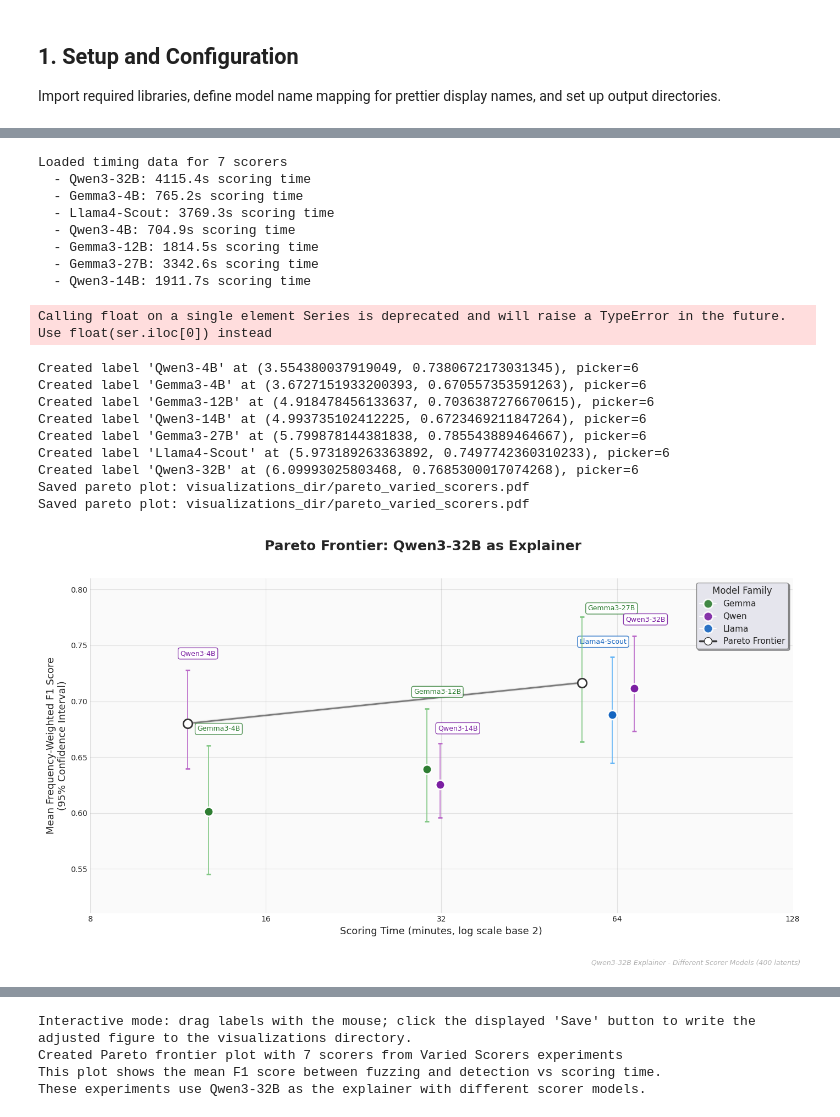
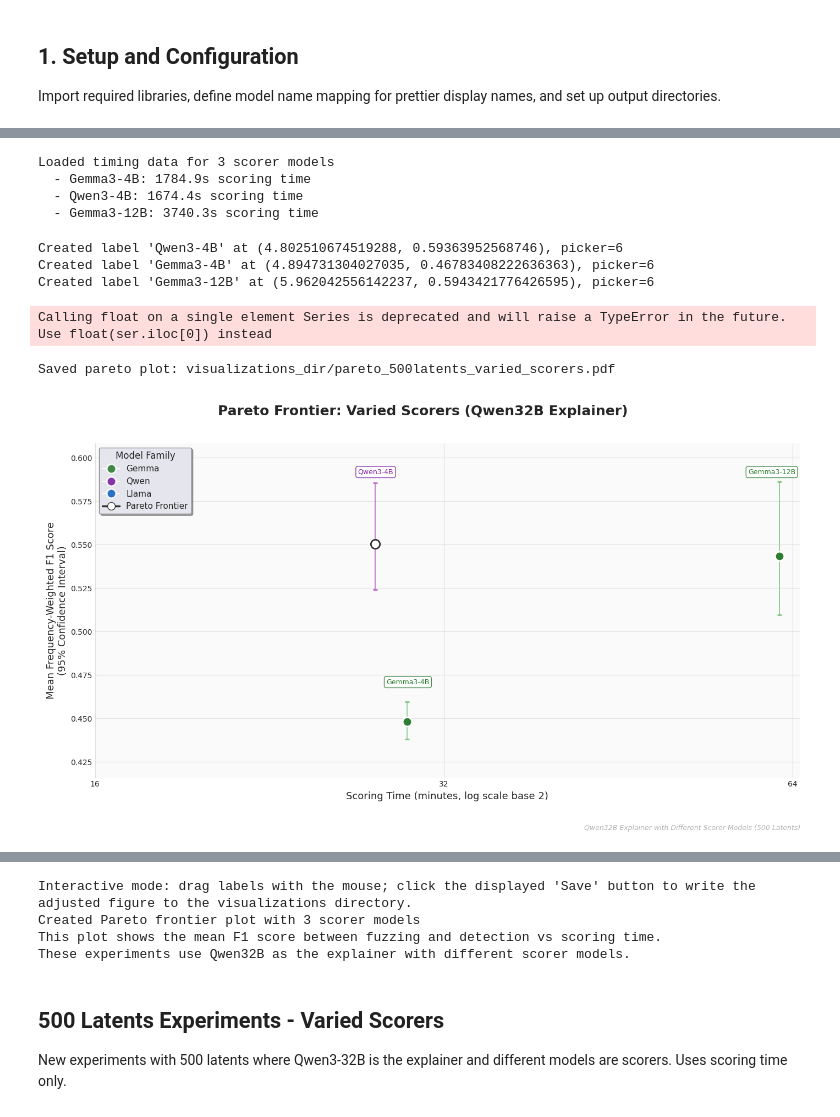
Before and after one commit to Jazhyc/delphi-explanations, a Jupyter notebook: scripts/explainer_model_analysis.ipynb, the cells around one changed output, grey strips where cells are left out. Saved outputs shown, nothing was run; the diff lists cells and outputs as text; code cells hidden in the pictures.

```diff
--- a/scripts/explainer_model_analysis.ipynb
+++ b/scripts/explainer_model_analysis.ipynb
@@ -1157,16 +824,16 @@ Loaded 9 models from 400latents experiments:
 # %%
-# Compute error bars for 400latents data
-print("\nComputing error bars for 400latents data...")
-error_bar_tables_400 = {}
+# Compute error bars for varied explainers data
+print("\nComputing error bars for varied explainers data...")
+error_bar_tables_ve = {}
 
-all_score_types_400 = set()
-for data in model_results_400.values():
-    all_score_types_400.update(list(data['processed_df']['score_type'].unique()))
-all_score_types_400 = sorted(list(all_score_types_400))
+all_score_types_ve = set()
+for data in model_results_ve.values():
+    all_score_types_ve.update(list(data['processed_df']['score_type'].unique()))
+all_score_types_ve = sorted(list(all_score_types_ve))
 
-for st in all_score_types_400:
+for st in all_score_types_ve:
     print(f"Computing error bars for score type: {st} (bootstrap={ENABLE_BOOTSTRAP})")
-    error_bar_tables_400[st] = compute_error_bars(model_results_400, st, enable_bootstrap=ENABLE_BOOTSTRAP, n_boot=BOOTSTRAP_SAMPLES, confidence=CONFIDENCE_LEVEL)
+    error_bar_tables_ve[st] = compute_error_bars(model_results_ve, st, enable_bootstrap=ENABLE_BOOTSTRAP, n_boot=BOOTSTRAP_SAMPLES, confidence=CONFIDENCE_LEVEL)
 
-print("Error bars computed for 400latents data")
+print("Error bars computed for varied explainers data")
 # %% [output]
@@ -1406,6 +981,6 @@ Error bars computed for Varied Scorers data
 # %%
-# Load timing data from timing.json for Varied Scorers (scoring time only)
-experiments_base_vs = results_dir / "pythiaST" / "Varied Scorers"
+# Load timing data from timing.json for varied scorers (use scoring_time_seconds)
+experiments_base_vs = results_dir / "pythiaST" / "500 Latents Varied Scorers"
 timing_map_vs = {}
 
 for exp_dir in experiments_base_vs.glob('pythiaST_explainer_*_scorer_*'):
@@ -1414,7 +989,7 @@ for exp_dir in experiments_base_vs.glob('pythiaST_explainer_*_scorer_*'):
         try:
             with open(timing_file, 'r') as f:
                 timing_data = json.load(f)
-            # Use scoring time from the timing.json file
+            # Use SCORING time since scorers are varied
             scoring_secs = timing_data.get('scoring_time_seconds', None)
         except Exception as e:
             print(f"Error loading timing for {exp_dir.name}: {e}")
@@ -1435,54 +1010,49 @@ for m in model_results_vs.keys():
     if m not in timing_map_vs:
         timing_map_vs[m] = float('nan')
 
-print(f"\nLoaded timing data for {len([k for k, v in timing_map_vs.items() if v is not None and not isnan(v)])} scorers")
+print(f"\nLoaded timing data for {len([k for k, v in timing_map_vs.items() if v is not None and not isnan(v)])} scorer models")
 for model, time_secs in timing_map_vs.items():
     if time_secs is not None and not isnan(time_secs):
         print(f"  - {model}: {time_secs:.1f}s scoring time")
 # %% [output]
-Loaded timing data for 7 scorers
-  - Qwen3-32B: 4115.4s scoring time
-  - Gemma3-4B: 765.2s scoring time
-  - Llama4-Scout: 3769.3s scoring time
-  - Qwen3-4B: 704.9s scoring time
-  - Gemma3-12B: 1814.5s scoring time
-  - Gemma3-27B: 3342.6s scoring time
-  - Qwen3-14B: 1911.7s scoring time
+Loaded timing data for 3 scorer models
+  - Gemma3-4B: 1784.9s scoring time
+  - Qwen3-4B: 1674.4s scoring time
+  - Gemma3-12B: 3740.3s scoring time
 # %%
 # Varied Scorers Pareto plot (Qwen3-32B Explainer with Different Scorers)
 # Run this cell to get an interactive plot you can drag labels on and save.
 fig_vs, dr_vs, pts_df_vs = plot_pareto_frontier_generic(
     model_results_vs,
     timing_map_vs,
     error_bar_tables_vs,
-    title="Pareto Frontier: Qwen3-32B as Explainer",
+    title="Pareto Frontier: Varied Scorers (Qwen32B Explainer)",
     xlabel=f'Scoring Time (minutes, log scale base {LOG_BASE})',
-    output_prefix="pareto_varied_scorers",
-    footer_text="Qwen3-32B Explainer - Different Scorer Models (400 latents)",
+    output_prefix="pareto_500latents_varied_scorers",
+    footer_text="Qwen32B Explainer with Different Scorer Models (500 Latents)",
     save_on_init=True,
     show=True
 )
 
 if fig_vs is None:
     print("Varied Scorers plot skipped or had no data.")
 else:
-    print(f"Created Pareto frontier plot with {len(pts_df_vs)} scorers from Varied Scorers experiments")
+    print(f"Created Pareto frontier plot with {len(pts_df_vs)} scorer models")
     print("This plot shows the mean F1 score between fuzzing and detection vs scoring time.")
-    print("These experiments use Qwen3-32B as the explainer with different scorer models.")
+    print("These experiments use Qwen32B as the explainer with different scorer models.")
 # %% [output]
-Calling float on a single element Series is deprecated and will raise a TypeError in the future. Use float(ser.iloc[0]) instead
+Created label 'Qwen3-4B' at (4.802510674519288, 0.59363952568746), picker=6
+Created label 'Gemma3-4B' at (4.894731304027035, 0.46783408222636363), picker=6
+Created label 'Gemma3-12B' at (5.962042556142237, 0.5943421776426595), picker=6
-Created label 'Qwen3-4B' at (3.554380037919049, 0.7380672173031345), picker=6
-Created label 'Gemma3-4B' at (3.6727151933200393, 0.670557353591263), picker=6
-Created label 'Gemma3-12B' at (4.918478456133637, 0.7036387276670615), picker=6
-Created label 'Qwen3-14B' at (4.993735102412225, 0.6723469211847264), picker=6
-Created label 'Gemma3-27B' at (5.799878144381838, 0.785543889464667), picker=6
-Created label 'Llama4-Scout' at (5.973189263363892, 0.7497742360310233), picker=6
-Created label 'Qwen3-32B' at (6.09993025803468, 0.7685300017074268), picker=6
-Saved pareto plot: visualizations_dir/pareto_varied_scorers.pdf
-Saved pareto plot: visualizations_dir/pareto_varied_scorers.pdf
+Calling float on a single element Series is deprecated and will raise a TypeError in the future. Use float(ser.iloc[0]) instead
+Saved pareto plot: visualizations_dir/pareto_500latents_varied_scorers.pdf
-[figure, old version]
+[figure, new version]
 [interactive output not drawn]
-Interactive mode: drag labels with the mouse; click the displayed 'Save' button to write the adjusted figure to the visualizations directory.
-Created Pareto frontier plot with 7 scorers from Varied Scorers experiments
-This plot shows the mean F1 score between fuzzing and detection vs scoring time.
-These experiments use Qwen3-32B as the explainer with different scorer models.
+Interactive mode: drag labels with the mouse; click the displayed 'Save' button to write the adjusted figure to the visualizations directory.
+Created Pareto frontier plot with 3 scorer models
+This plot shows the mean F1 score between fuzzing and detection vs scoring time.
+These experiments use Qwen32B as the explainer with different scorer models.
+# %% [markdown]
+## 500 Latents Experiments - Varied Scorers
+
+New experiments with 500 latents where Qwen3-32B is the explainer and different models are scorers. Uses scoring time only.
```
Also changed, not shown: parts of 24 cells of this notebook, 8 other files.
